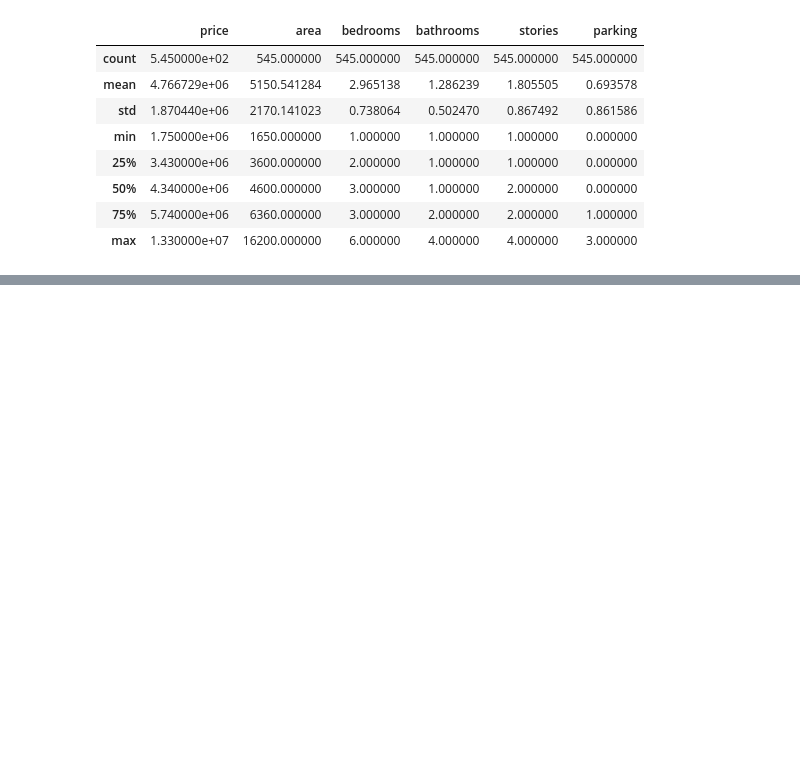
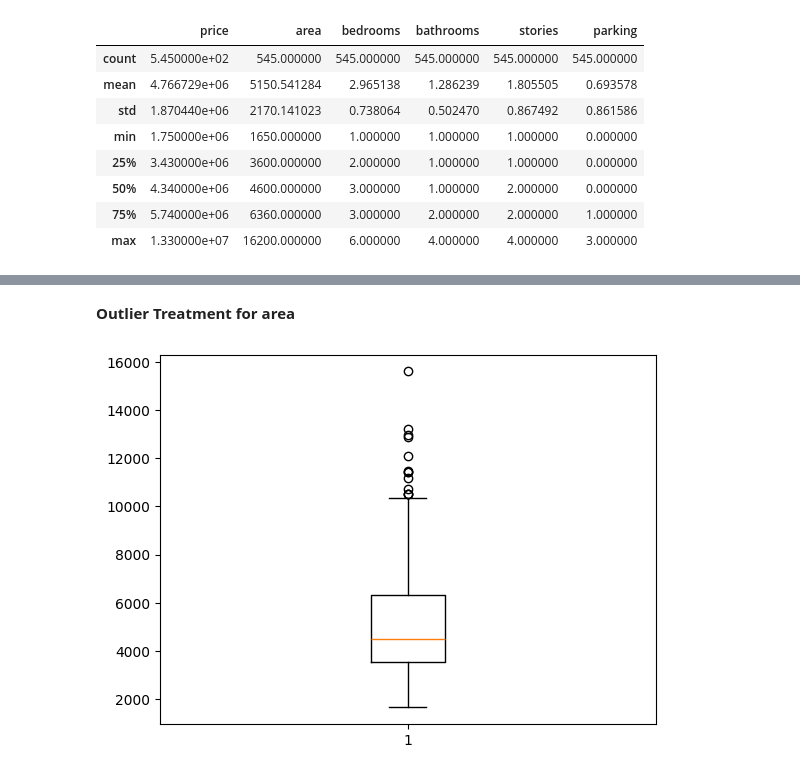
Before and after one commit to nagrohan579/house_price_prediction_linear_regression_model, a Jupyter notebook: house_price_prediction_linear_regression_model.ipynb, the cells around one changed output, grey strips where cells are left out. Saved outputs shown, nothing was run; the diff lists cells and outputs as text; code cells hidden in the pictures; blank space fills up the shorter version.

```diff
--- a/house_price_prediction_linear_regression_model.ipynb
+++ b/house_price_prediction_linear_regression_model.ipynb
@@ -81,0 +131,10 @@ housing.describe()
+# %% [markdown]
+**Outlier Treatment for area**
+# %%
+plt.boxplot(housing.area)
+Q1 = housing.area.quantile(0.25)
+Q3 = housing.area.quantile(0.75)
+IQR = Q3 - Q1
+housing.drop(housing[(housing.area < Q1 - 1.5*IQR) | (housing.area > Q3 + 1.5*IQR)].index, inplace=True)
+# %% [output]
+[figure, added]
```
Also changed, not shown: parts of 9 cells of this notebook.
